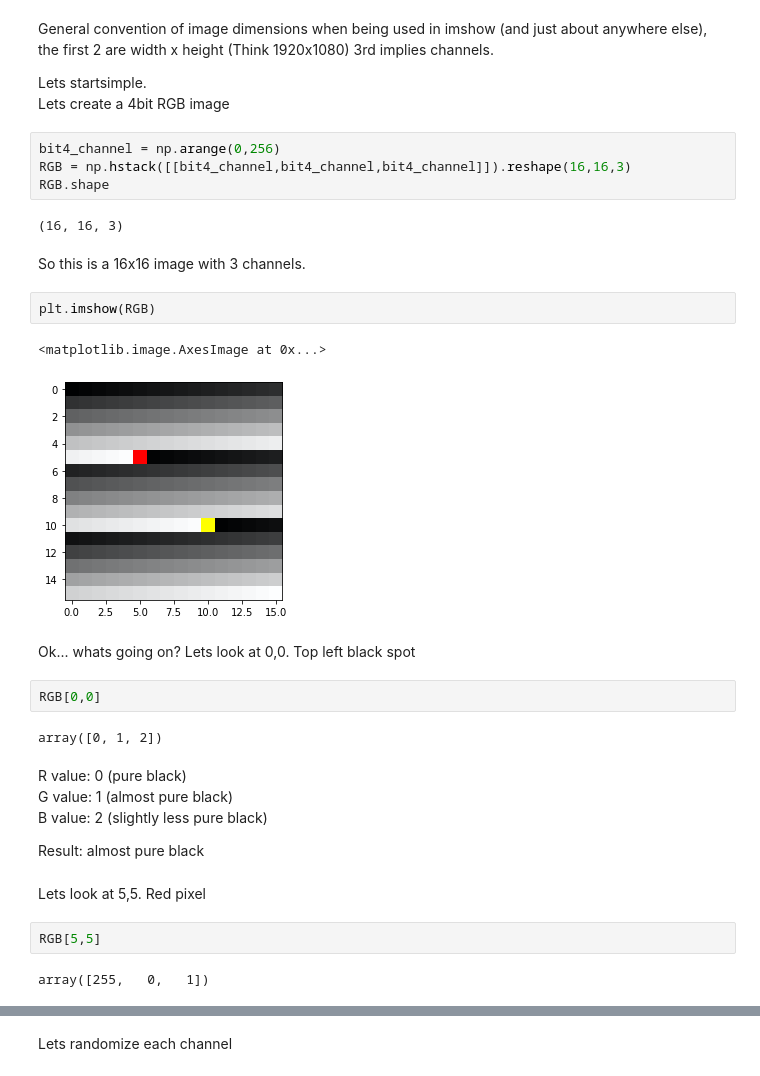
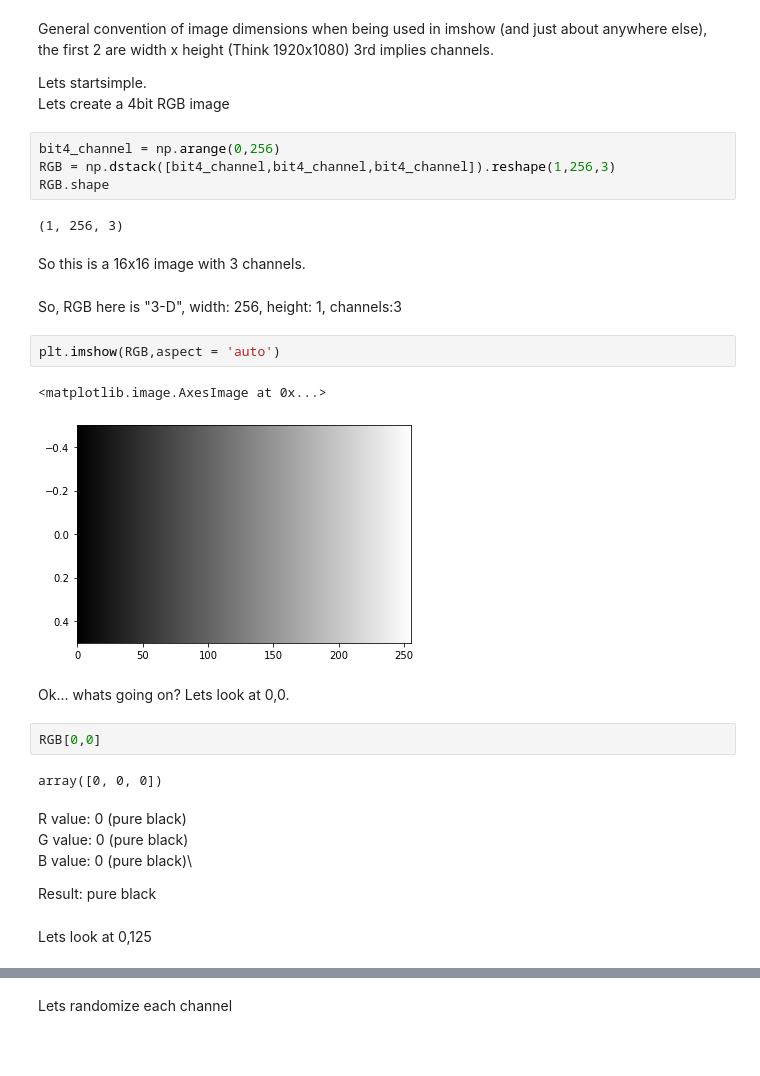
Before and after one commit to ssaeed85/dsc-RGB-Imshow, a Jupyter notebook: RGB Understanding.ipynb, the cells around one changed output, grey strips where cells are left out. Saved outputs shown, nothing was run; the diff lists cells and outputs as text; blank space fills up the shorter version.

```diff
--- a/RGB Understanding.ipynb
+++ b/RGB Understanding.ipynb
@@ -194,32 +164,30 @@ Lets startsimple.\
 Lets create a 4bit RGB image
 # %%
 bit4_channel = np.arange(0,256)
-RGB = np.hstack([[bit4_channel,bit4_channel,bit4_channel]]).reshape(16,16,3)
+RGB = np.dstack([bit4_channel,bit4_channel,bit4_channel]).reshape(1,256,3)
 RGB.shape
 # %% [output]
-(16, 16, 3)
+(1, 256, 3)
 # %% [markdown]
 So this is a 16x16 image with 3 channels.
+# %% [markdown]
+So, RGB here is "3-D", width: 256, height: 1, channels:3
 # %%
-plt.imshow(RGB)
+plt.imshow(RGB,aspect = 'auto')
 # %% [output]
 <matplotlib.image.AxesImage at 0x...>
-[figure, old version]
+[figure, new version]
 # %% [markdown]
-Ok... whats going on? Lets look at 0,0. Top left black spot
+Ok... whats going on? Lets look at 0,0.
 # %%
 RGB[0,0]
 # %% [output]
-array([0, 1, 2])
+array([0, 0, 0])
 # %% [markdown]
 R value: 0 (pure black)\
-G value: 1 (almost pure black)\
-B value: 2 (slightly less pure black)
+G value: 0 (pure black)\
+B value: 0 (pure black)\
 
-Result: almost pure black
+Result: pure black
 # %% [markdown]
-Lets look at 5,5. Red pixel
+Lets look at 0,125
-# %%
-RGB[5,5]
-# %% [output]
-array([255,   0,   1])
```
Also changed, not shown: parts of 32 cells of this notebook.
